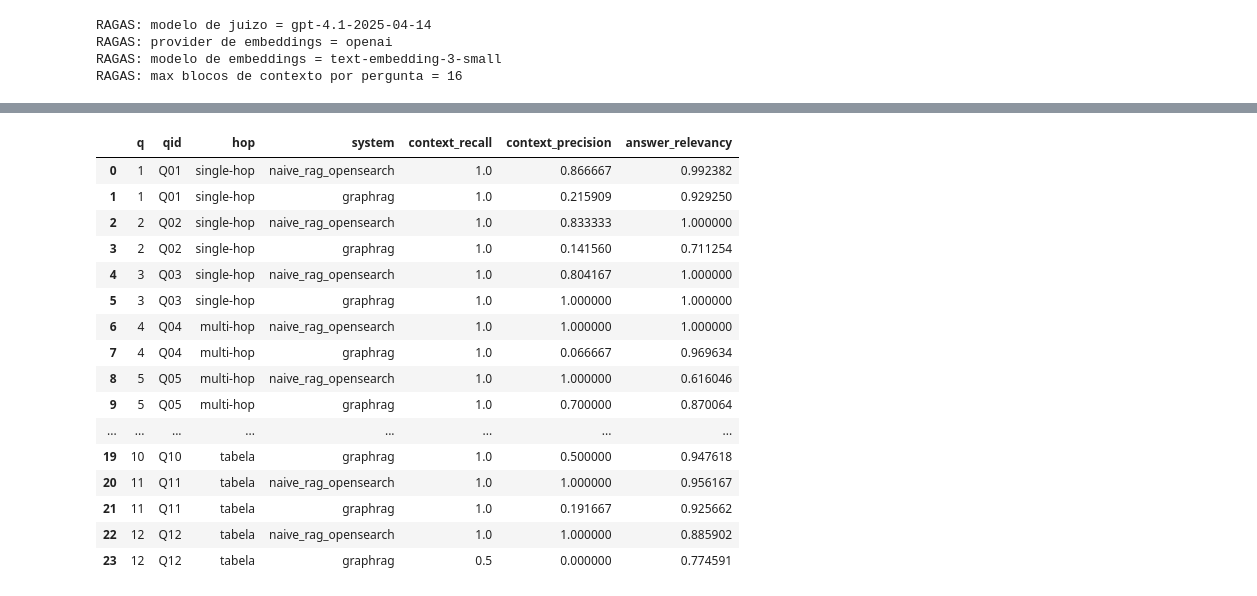
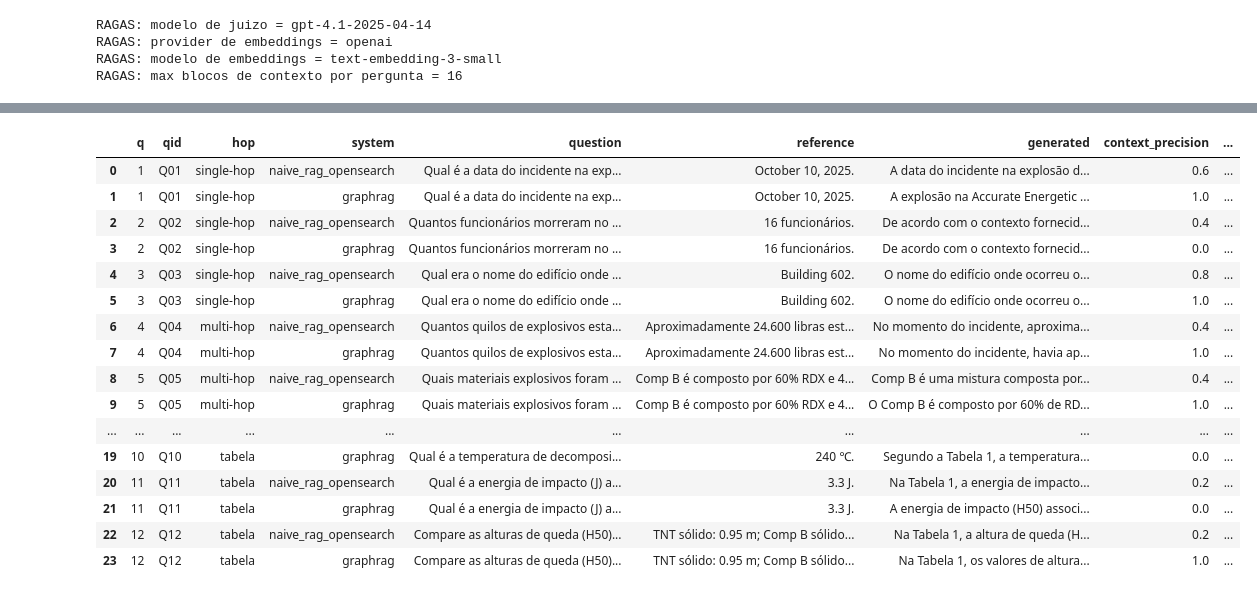
Before and after one commit to MicaelRiboura/benchmarking-graphrag, a Jupyter notebook: notebooks/comparacao_rag_eval_estruturado_v2_opensearch.ipynb, the cells around one changed output, grey strips where cells are left out. Cells and saved outputs as stored; diff of their text form; code cells hidden in the pictures.

Commit message:
fix: adjust context precision and answer relevancy in benchmarking

```diff
--- a/notebooks/comparacao_rag_eval_estruturado_v2_opensearch.ipynb
+++ b/notebooks/comparacao_rag_eval_estruturado_v2_opensearch.ipynb
@@ -98,6 +98,7 @@ class QARow:
     trecho_2: str
     fonte_trecho_2: str
     reference_answer: str
+    ground_truth_facts_text: str
 
 
 def load_qa_estruturado_csv(path: Path) -> list[QARow]:
@@ -118,16 +119,20 @@ def load_qa_estruturado_csv(path: Path) -> list[QARow]:
         if miss:
             raise ValueError(f"CSV incompleto. Faltam colunas: {sorted(miss)}")
         for r in reader:
+            trecho_1 = (r.get("trecho_1") or "").strip()
+            trecho_2 = (r.get("trecho_2") or "").strip()
             rows.append(
                 QARow(
                     qid=(r.get("id") or "").strip(),
                     tipo_pergunta=(r.get("tipo_pergunta") or "").strip(),
                     question=(r.get("pergunta") or "").strip(),
-                    trecho_1=(r.get("trecho_1") or "").strip(),
+                    trecho_1=trecho_1,
                     fonte_trecho_1=(r.get("fonte_trecho_1") or "").strip(),
-                    trecho_2=(r.get("trecho_2") or "").strip(),
+                    trecho_2=trecho_2,
                     fonte_trecho_2=(r.get("fonte_trecho_2") or "").strip(),
                     reference_answer=(r.get("resposta_esperada") or "").strip(),
+                    # O ground truth factual e derivado dos trechos-fonte.
+                    ground_truth_facts_text="\n".join(t for t in (trecho_1, trecho_2) if t),
                 )
             )
     if not rows:
@@ -420,54 +521,68 @@ contexto para avaliação do graphrag:  ['=== Afirmação (claim) [RDX Compositi
 # %%
 try:
     import pandas as pd
 except ImportError:
     pd = None
 
 if pd is not None:
-    df = pd.DataFrame(results)
-    display_cols = ["q", "qid", "hop", "system", "context_recall", "context_precision", "answer_relevancy"]
-    display(df[display_cols])
+    results_dataframe = pd.DataFrame(results)
+    display_columns = [
+        "q",
+        "qid",
+        "hop",
+        "system",
+        "question",
+        "reference",
+        "generated",
+        "context_precision",
+        "answer_relevancy",
+    ]
+    display(results_dataframe[display_columns])
 
-    summary = (
-        df.groupby("system")[["context_recall", "context_precision", "answer_relevancy"]]
+    metrics_summary = (
+        results_dataframe.groupby("system")[["context_precision", "answer_relevancy"]]
         .mean(numeric_only=True)
         .rename_axis("media macro")
     )
-    display(summary)
+    display(metrics_summary)
 else:
     from statistics import mean
 
-    for sys_name in sorted(set(r["system"] for r in results)):
-        sub = [r for r in results if r["system"] == sys_name]
+    for system_name in sorted(set(result_row["system"] for result_row in results)):
+        system_rows = [result_row for result_row in results if result_row["system"] == system_name]
 
-        def mkey(k: str):
-            vals = [x[k] for x in sub if isinstance(x[k], (int, float)) and not math.isnan(x[k])]
-            return mean(vals) if vals else float("nan")
+        def mean_metric(metric_name: str) -> float:
+            metric_values = [
+                row[metric_name]
+                for row in system_rows
+                if isinstance(row[metric_name], (int, float)) and not math.isnan(row[metric_name])
+            ]
+            return mean(metric_values) if metric_values else float("nan")
 
         print(
-            sys_name,
+            system_name,
             "context_recall",
-            mkey("context_recall"),
+            mean_metric("context_recall"),
             "context_precision",
-            mkey("context_precision"),
+            mean_metric("context_precision"),
             "answer_relevancy",
-            mkey("answer_relevancy"),
+            mean_metric("answer_relevancy"),
         )
 # %% [output]
-|  | q | qid | hop | system | context_recall | context_precision | answer_relevancy |
-| 0 | 1 | Q01 | single-hop | naive_rag_opensearch | 1.0 | 0.866667 | 0.992382 |
-| 1 | 1 | Q01 | single-hop | graphrag | 1.0 | 0.215909 | 0.929250 |
-| 2 | 2 | Q02 | single-hop | naive_rag_opensearch | 1.0 | 0.833333 | 1.000000 |
-| 3 | 2 | Q02 | single-hop | graphrag | 1.0 | 0.141560 | 0.711254 |
-| 4 | 3 | Q03 | single-hop | naive_rag_opensearch | 1.0 | 0.804167 | 1.000000 |
-| 5 | 3 | Q03 | single-hop | graphrag | 1.0 | 1.000000 | 1.000000 |
-| 6 | 4 | Q04 | multi-hop | naive_rag_opensearch | 1.0 | 1.000000 | 1.000000 |
-| 7 | 4 | Q04 | multi-hop | graphrag | 1.0 | 0.066667 | 0.969634 |
-| 8 | 5 | Q05 | multi-hop | naive_rag_opensearch | 1.0 | 1.000000 | 0.616046 |
-| 9 | 5 | Q05 | multi-hop | graphrag | 1.0 | 0.700000 | 0.870064 |
-| ... | ... | ... | ... | ... | ... | ... | ... |
-| 19 | 10 | Q10 | tabela | graphrag | 1.0 | 0.500000 | 0.947618 |
-| 20 | 11 | Q11 | tabela | naive_rag_opensearch | 1.0 | 1.000000 | 0.956167 |
-| 21 | 11 | Q11 | tabela | graphrag | 1.0 | 0.191667 | 0.925662 |
-| 22 | 12 | Q12 | tabela | naive_rag_opensearch | 1.0 | 1.000000 | 0.885902 |
-| 23 | 12 | Q12 | tabela | graphrag | 0.5 | 0.000000 | 0.774591 |
+|  | q | qid | hop | system | question | reference | generated | context_precision | ... |
+| 0 | 1 | Q01 | single-hop | naive_rag_opensearch | Qual é a data do incidente na exp... | October 10, 2025. | A data do incidente na explosão d... | 0.6 | ... |
+| 1 | 1 | Q01 | single-hop | graphrag | Qual é a data do incidente na exp... | October 10, 2025. | A explosão na Accurate Energetic ... | 1.0 | ... |
+| 2 | 2 | Q02 | single-hop | naive_rag_opensearch | Quantos funcionários morreram no ... | 16 funcionários. | De acordo com o contexto fornecid... | 0.4 | ... |
+| 3 | 2 | Q02 | single-hop | graphrag | Quantos funcionários morreram no ... | 16 funcionários. | De acordo com o contexto fornecid... | 0.0 | ... |
+| 4 | 3 | Q03 | single-hop | naive_rag_opensearch | Qual era o nome do edifício onde ... | Building 602. | O nome do edifício onde ocorreu o... | 0.8 | ... |
+| 5 | 3 | Q03 | single-hop | graphrag | Qual era o nome do edifício onde ... | Building 602. | O nome do edifício onde ocorreu o... | 1.0 | ... |
+| 6 | 4 | Q04 | multi-hop | naive_rag_opensearch | Quantos quilos de explosivos esta... | Aproximadamente 24.600 libras est... | No momento do incidente, aproxima... | 0.4 | ... |
+| 7 | 4 | Q04 | multi-hop | graphrag | Quantos quilos de explosivos esta... | Aproximadamente 24.600 libras est... | No momento do incidente, havia ap... | 1.0 | ... |
+| 8 | 5 | Q05 | multi-hop | naive_rag_opensearch | Quais materiais explosivos foram ... | Comp B é composto por 60% RDX e 4... | Comp B é uma mistura composta por... | 0.4 | ... |
+| 9 | 5 | Q05 | multi-hop | graphrag | Quais materiais explosivos foram ... | Comp B é composto por 60% RDX e 4... | O Comp B é composto por 60% de RD... | 1.0 | ... |
+| ... | ... | ... | ... | ... | ... | ... | ... | ... | ... |
+| 19 | 10 | Q10 | tabela | graphrag | Qual é a temperatura de decomposi... | 240 ℃. | Segundo a Tabela 1, a temperatura... | 0.0 | ... |
+| 20 | 11 | Q11 | tabela | naive_rag_opensearch | Qual é a energia de impacto (J) a... | 3.3 J. | Na Tabela 1, a energia de impacto... | 0.2 | ... |
+| 21 | 11 | Q11 | tabela | graphrag | Qual é a energia de impacto (J) a... | 3.3 J. | A energia de impacto (H50) associ... | 0.0 | ... |
+| 22 | 12 | Q12 | tabela | naive_rag_opensearch | Compare as alturas de queda (H50)... | TNT sólido: 0.95 m; Comp B sólido... | Na Tabela 1, a altura de queda (H... | 0.2 | ... |
+| 23 | 12 | Q12 | tabela | graphrag | Compare as alturas de queda (H50)... | TNT sólido: 0.95 m; Comp B sólido... | Na Tabela 1, os valores de altura... | 1.0 | ... |
```
Also changed, not shown: parts of 5 cells of this notebook.
